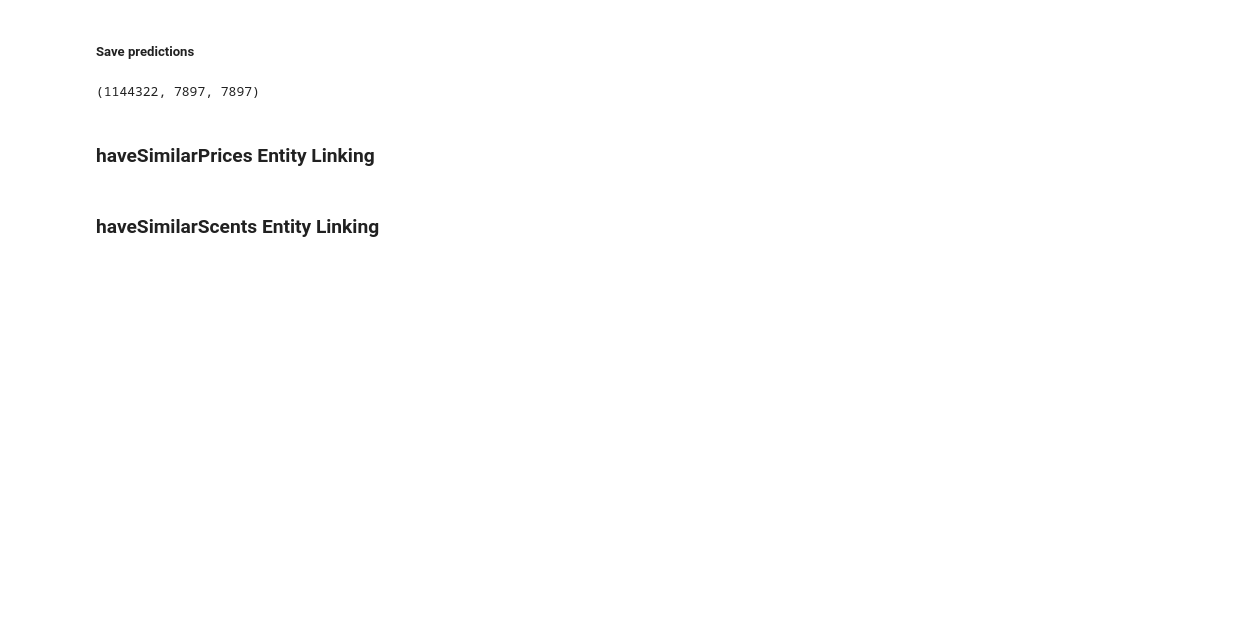
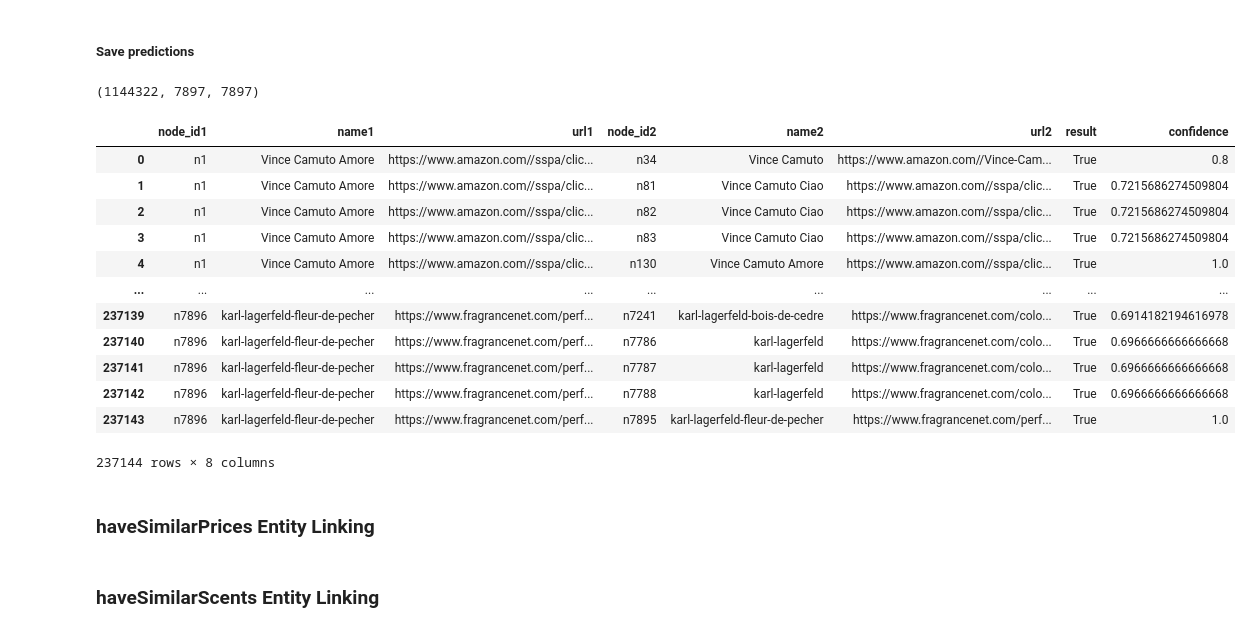
Before and after one commit to nicolexiaoke/558Perfume, a Jupyter notebook: neo4j/ER.ipynb, the cells around one changed output. Drawn from its saved outputs; the diff is of its cells as text; code cells hidden in the pictures; blank space fills up the shorter version.

```diff
--- a/neo4j/ER.ipynb
+++ b/neo4j/ER.ipynb
@@ -33,6 +33,10 @@ class Perfume(rltk.Record):
         return self.raw_object['name']
 
     @rltk.cached_property
+    def name_tokens(self):
+        return set(tokenizer.tokenize(self.name))
+
+    @rltk.cached_property
     def brand(self):
         return self.raw_object['brand']
 
@@ -89,23 +93,21 @@ def name_string_similarity_1(r1, r2):
 
 def name_string_similarity_2(r1, r2):
     ''' Example dummy similiary function '''
-    s1 = r1.name
-    s2 = r2.name
+    s1 = r1.name_tokens
+    s2 = r2.name_tokens
 
-    if s1 == s2:
-        return 1
-
-    return 0
+    return rltk.jaccard_index_similarity(s1, s2)
 # %%
 # threshold value to determine if we are confident the record match
-MY_TRESH = 0.6 # this number is just an example, you need to change it
+MY_TRESH = 0.5 # this number is just an example, you need to change it
 
 # entity linkage scoring function
 def rule_based_method(r1, r2):
     score_1 = name_string_similarity_1(r1, r2)
     score_2 = name_string_similarity_2(r1, r2)
 
-    total = 0.7 * score_1 + 0.3 * score_2
+    total = 0.5 * score_1 + 0.5 * score_2
+#     total = score_1
 
     # return two values: boolean if they match or not, float to determine confidence
     return total > MY_TRESH, total
@@ -146 +146,17 @@ true_predictions_df = pd.DataFrame(data=np.array(true_predictions), columns=['no
+# %%
+true_predictions_df
+# %% [output]
+|  | node_id1 | name1 | url1 | node_id2 | name2 | url2 | result | confidence |
+| 0 | n1 | Vince Camuto Amore | https://www.amazon.com//sspa/clic... | n34 | Vince Camuto | https://www.amazon.com//Vince-Cam... | True | 0.8 |
+| 1 | n1 | Vince Camuto Amore | https://www.amazon.com//sspa/clic... | n81 | Vince Camuto Ciao | https://www.amazon.com//sspa/clic... | True | 0.7215686274509804 |
+| 2 | n1 | Vince Camuto Amore | https://www.amazon.com//sspa/clic... | n82 | Vince Camuto Ciao | https://www.amazon.com//sspa/clic... | True | 0.7215686274509804 |
+| 3 | n1 | Vince Camuto Amore | https://www.amazon.com//sspa/clic... | n83 | Vince Camuto Ciao | https://www.amazon.com//sspa/clic... | True | 0.7215686274509804 |
+| 4 | n1 | Vince Camuto Amore | https://www.amazon.com//sspa/clic... | n130 | Vince Camuto Amore | https://www.amazon.com//sspa/clic... | True | 1.0 |
+| ... | ... | ... | ... | ... | ... | ... | ... | ... |
+| 237139 | n7896 | karl-lagerfeld-fleur-de-pecher | https://www.fragrancenet.com/perf... | n7241 | karl-lagerfeld-bois-de-cedre | https://www.fragrancenet.com/colo... | True | 0.6914182194616978 |
+| 237140 | n7896 | karl-lagerfeld-fleur-de-pecher | https://www.fragrancenet.com/perf... | n7786 | karl-lagerfeld | https://www.fragrancenet.com/colo... | True | 0.6966666666666668 |
+| 237141 | n7896 | karl-lagerfeld-fleur-de-pecher | https://www.fragrancenet.com/perf... | n7787 | karl-lagerfeld | https://www.fragrancenet.com/colo... | True | 0.6966666666666668 |
+| 237142 | n7896 | karl-lagerfeld-fleur-de-pecher | https://www.fragrancenet.com/perf... | n7788 | karl-lagerfeld | https://www.fragrancenet.com/colo... | True | 0.6966666666666668 |
+| 237143 | n7896 | karl-lagerfeld-fleur-de-pecher | https://www.fragrancenet.com/perf... | n7895 | karl-lagerfeld-fleur-de-pecher | https://www.fragrancenet.com/perf... | True | 1.0 |
+237144 rows × 8 columns
 # %%
```
Also changed, not shown: parts of 3 cells of this notebook.
